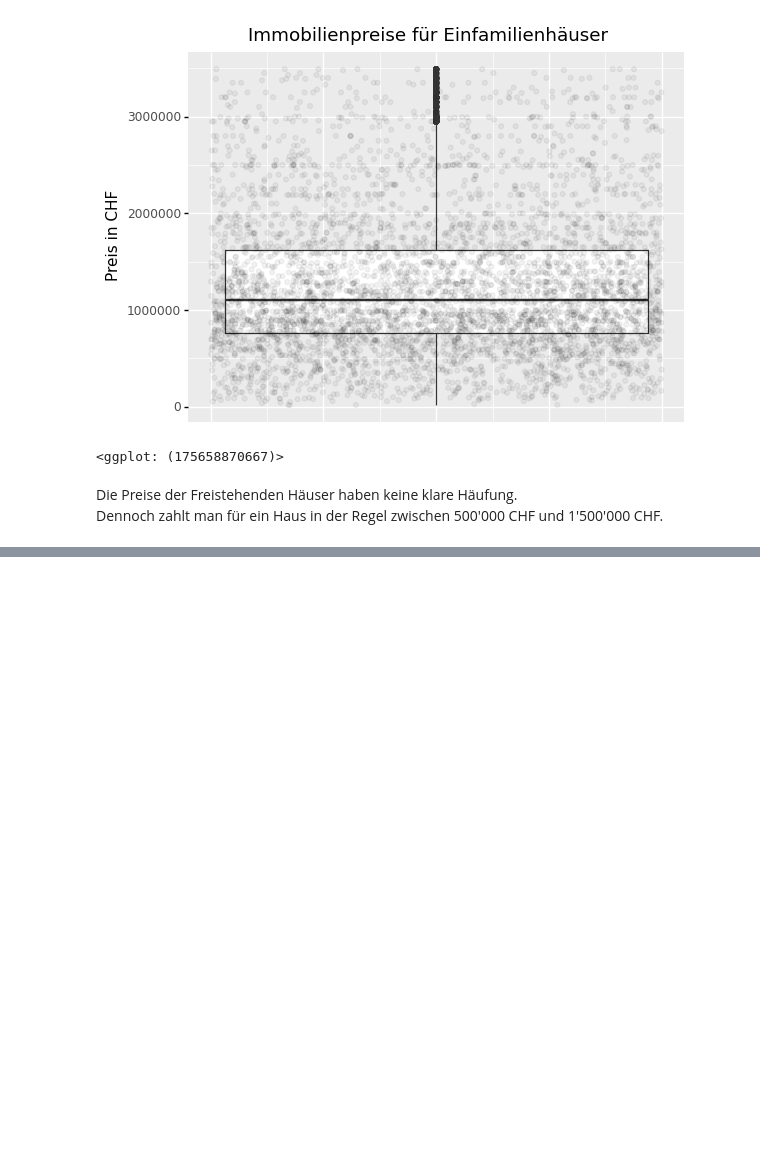
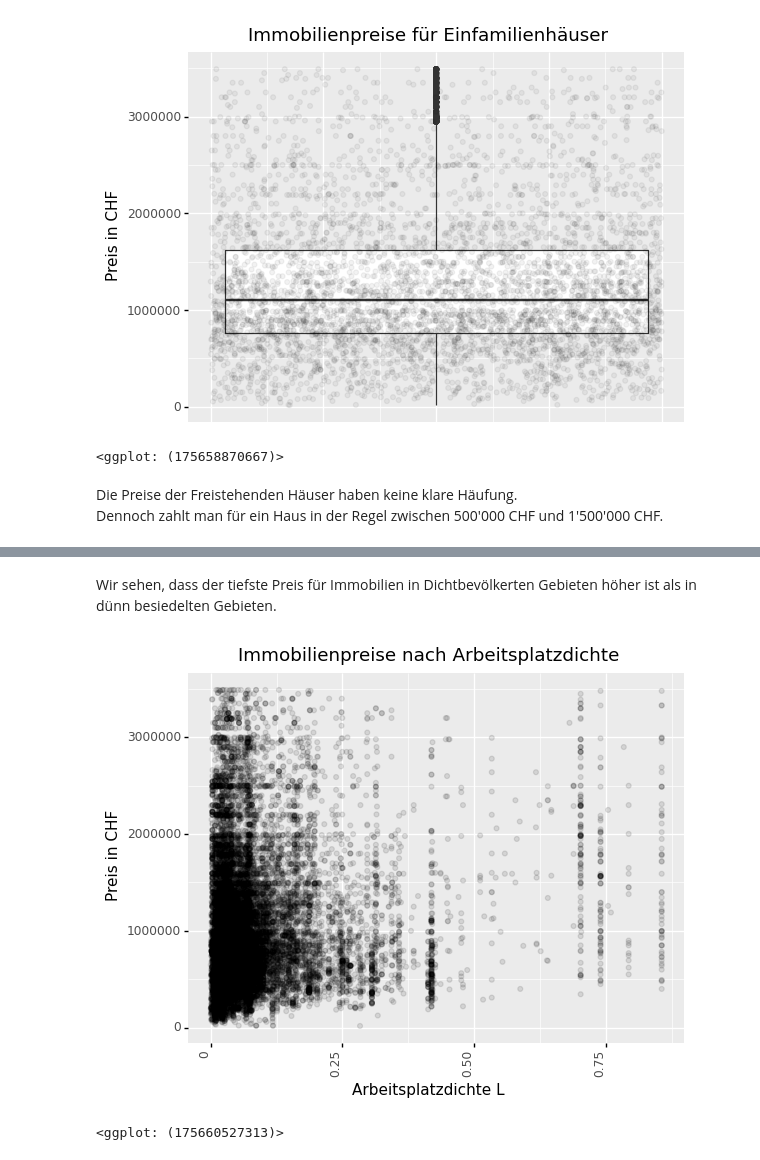
Before and after one commit to marvinvr/fhnw-cml1, a Jupyter notebook: 01_1_eda.ipynb, the cells around one changed output, grey strips where cells are left out. Drawn from its saved outputs; the diff is of its cells as text; code cells hidden in the pictures; blank space fills up the shorter version.

```diff
--- a/01_1_eda.ipynb
+++ b/01_1_eda.ipynb
@@ -184,0 +251,12 @@ array([ 4.,  2.,  0.,  1.,  3.,  6.,  5., 14., 20.,  8., -2.,  7., 15.,
+# %% [markdown]
+Wir sehen, dass der tiefste Preis für Immobilien in Dichtbevölkerten Gebieten höher ist als in dünn besiedelten Gebieten.
+# %%
+(
+    ggplot(df_under_3_500_000)
+    + geom_point(aes(x='WorkplaceDensityL', y = 'price_cleaned'), alpha = 0.1)
+    + labs(title = 'Immobilienpreise nach Arbeitsplatzdichte', x = 'Arbeitsplatzdichte L', y = 'Preis in CHF')
+    + theme(axis_text_x = element_text(angle = 90, hjust = 1))
+)
+# %% [output]
+[figure, added]
+<ggplot: (175660527313)>
```
Also changed, not shown: parts of 10 cells of this notebook.
